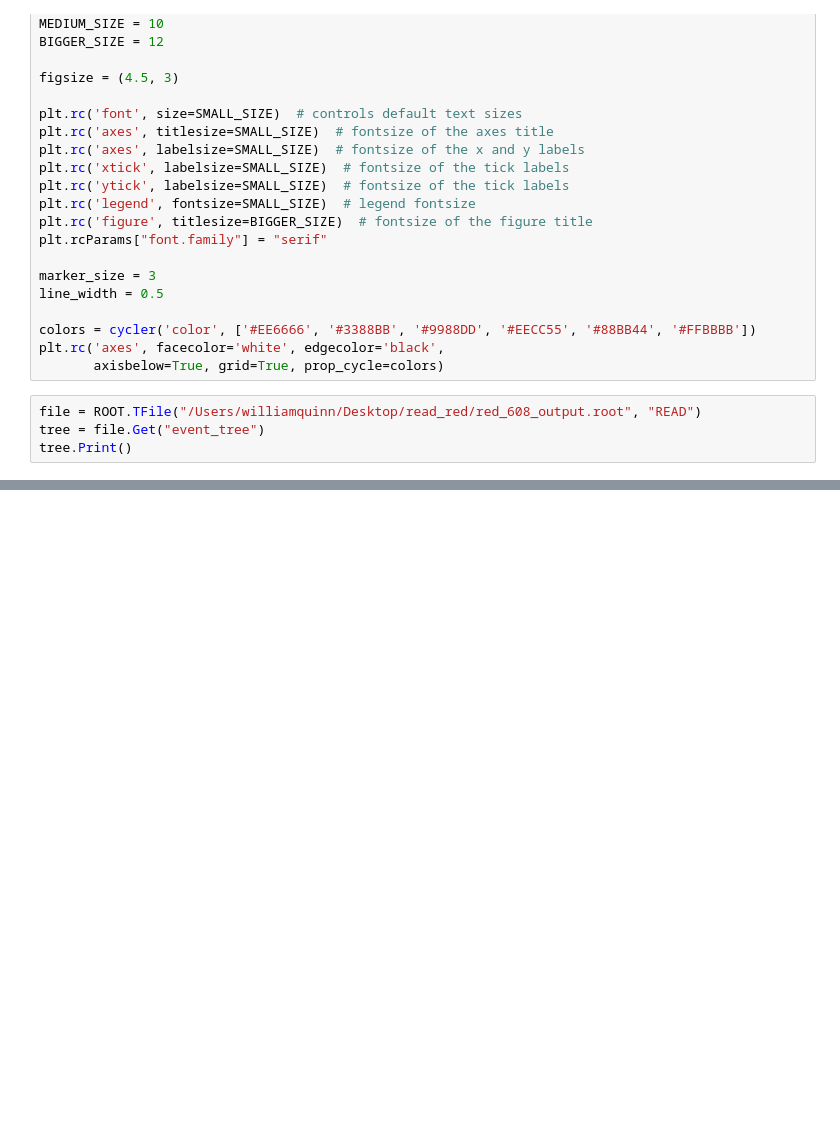
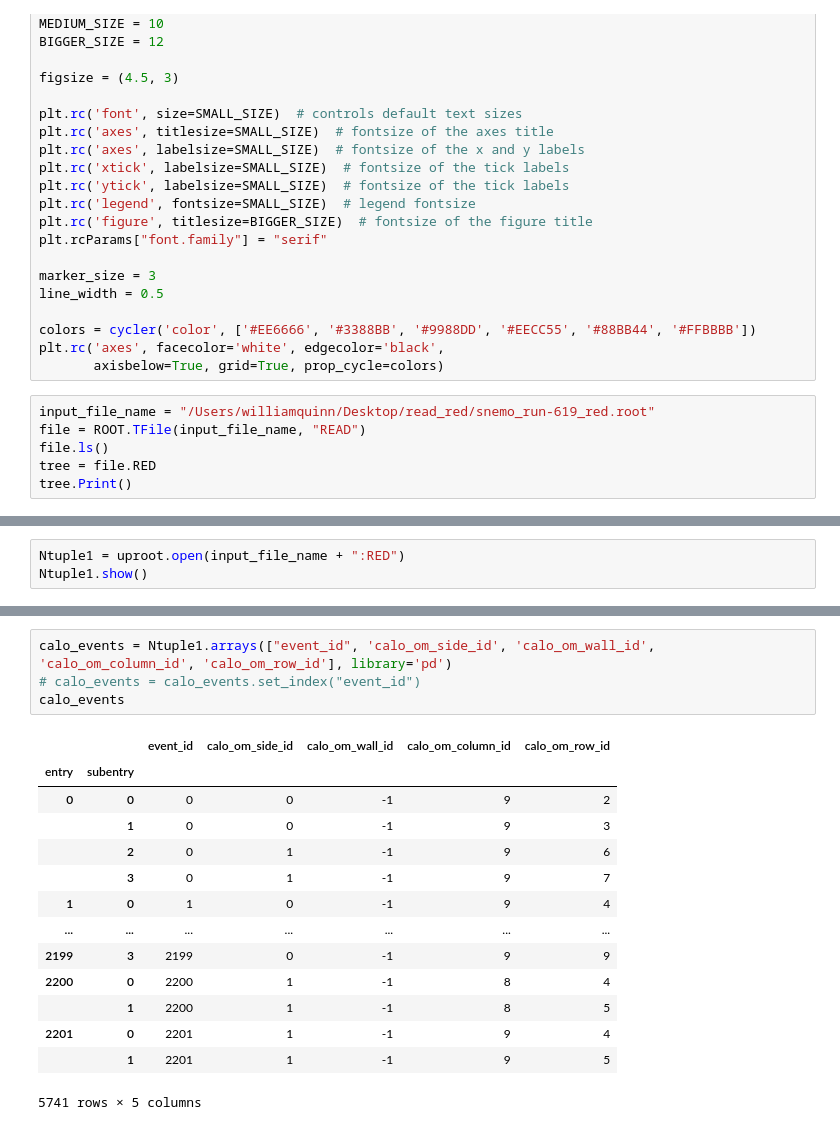
Before and after one commit to SuperNEMO-DBD/PMT-ShapeAnalysis, a Jupyter notebook: ReadRED/ReadRED.ipynb, the cells around one changed output, grey strips where cells are left out. Saved outputs shown, nothing was run; the diff lists cells and outputs as text; blank space fills up the shorter version.

Commit message:
new file for parsing new root file created by Guillaume

```diff
--- a/ReadRED/ReadRED.ipynb
+++ b/ReadRED/ReadRED.ipynb
@@ -31,7 +31,9 @@ colors = cycler('color', ['#EE6666', '#3388BB', '#9988DD', '#EECC55', '#88BB44',
 plt.rc('axes', facecolor='white', edgecolor='black',
        axisbelow=True, grid=True, prop_cycle=colors)
 # %%
-file = ROOT.TFile("/Users/williamquinn/Desktop/read_red/red_608_output.root", "READ")
-tree = file.Get("event_tree")
+input_file_name = "/Users/williamquinn/Desktop/read_red/snemo_run-619_red.root"
+file = ROOT.TFile(input_file_name, "READ")
+file.ls()
+tree = file.RED
 tree.Print()
 # %% [output]
@@ -508,0 +131,3 @@ Info in <TCanvas::Print>: pdf file ./anode_name_tr.pdf has been created
+# %%
+Ntuple1 = uproot.open(input_file_name + ":RED")
+Ntuple1.show()
@@ -508,0 +173,19 @@ Info in <TCanvas::Print>: pdf file ./anode_name_tr.pdf has been created
+# %%
+calo_events = Ntuple1.arrays(["event_id", 'calo_om_side_id', 'calo_om_wall_id', 'calo_om_column_id', 'calo_om_row_id'], library='pd')
+# calo_events = calo_events.set_index("event_id")
+calo_events
+# %% [output]
+|  |  | event_id | calo_om_side_id | calo_om_wall_id | calo_om_column_id | calo_om_row_id |
+| entry | subentry |  |  |  |  |  |
+| 0 | 0 | 0 | 0 | -1 | 9 | 2 |
+|  | 1 | 0 | 0 | -1 | 9 | 3 |
+|  | 2 | 0 | 1 | -1 | 9 | 6 |
+|  | 3 | 0 | 1 | -1 | 9 | 7 |
+| 1 | 0 | 1 | 0 | -1 | 9 | 4 |
+| ... | ... | ... | ... | ... | ... | ... |
+| 2199 | 3 | 2199 | 0 | -1 | 9 | 9 |
+| 2200 | 0 | 2200 | 1 | -1 | 8 | 4 |
+|  | 1 | 2200 | 1 | -1 | 8 | 5 |
+| 2201 | 0 | 2201 | 1 | -1 | 9 | 4 |
+|  | 1 | 2201 | 1 | -1 | 9 | 5 |
+5741 rows × 5 columns
```
Also changed, not shown: parts of 25 cells of this notebook, 2 other files.
